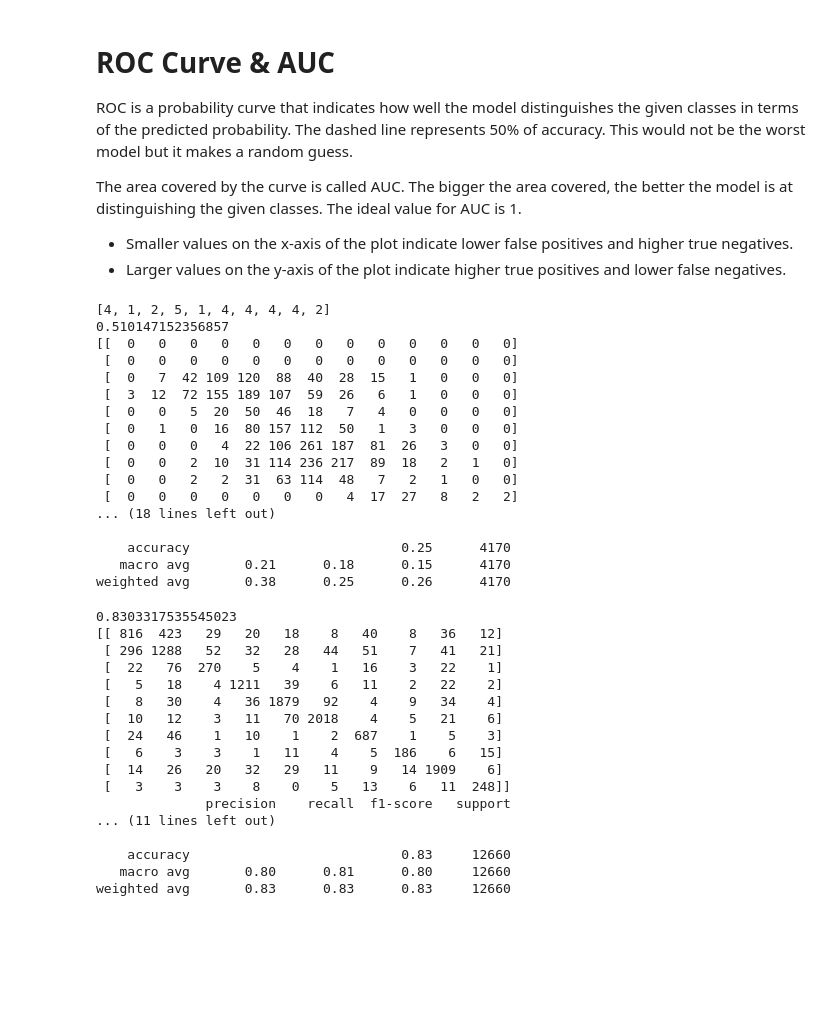
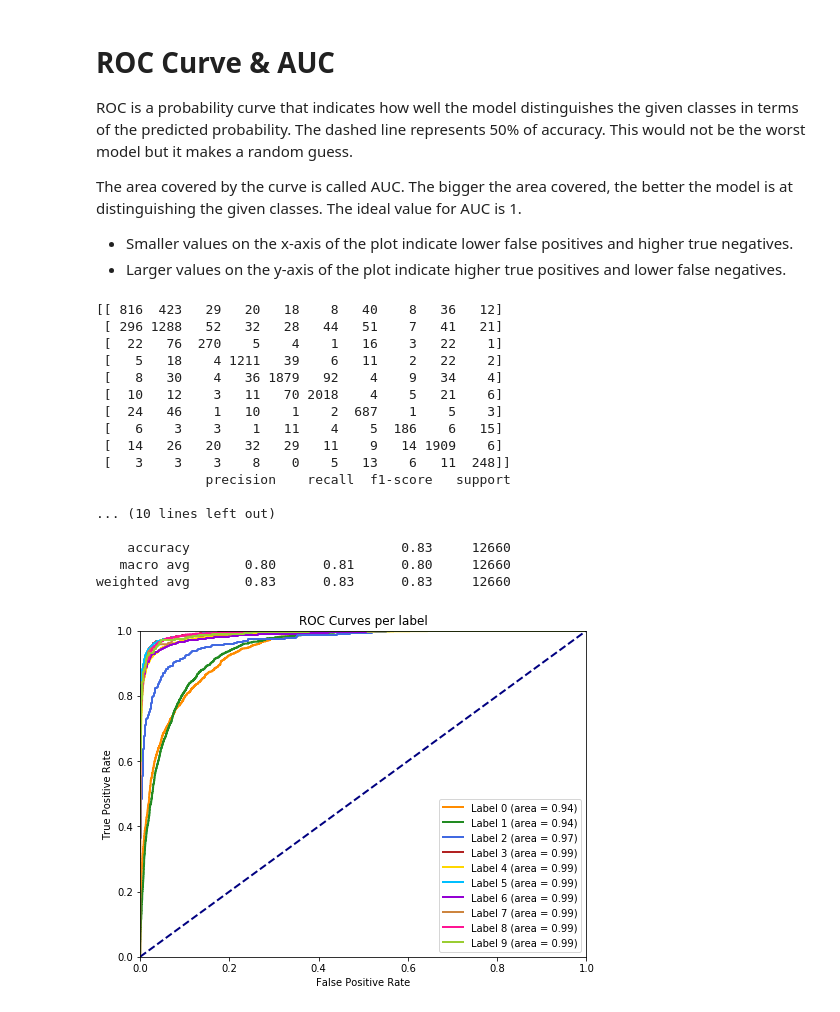
Before and after one commit to csar95/CW2_Trees_Regression_NNs, a Jupyter notebook: LinearClassifier.ipynb, the cells around one changed output. Cells and saved outputs as stored; diff of their text form; code cells hidden in the pictures; blank space fills up the shorter version.

Commit message:
Finished Linear Classifier

```diff
--- a/LinearClassifier.ipynb
+++ b/LinearClassifier.ipynb
@@ -93,30 +70,0 @@ plot_roc_curves(fpr, tpr, roc_auc)
-# %%
-from sklearn.preprocessing import label_binarize
-from sklearn.multiclass import OneVsRestClassifier
-
-
-y_trn = label_binarize(y_train, classes=[0,1,2,3,4,5,6,7,8,9])
-y_tst = label_binarize(y_test, classes=[0,1,2,3,4,5,6,7,8,9])
-
-model_logistic = LogisticRegression(solver='lbfgs', multi_class='multinomial')
-classifier = OneVsRestClassifier(model_logistic)
-classifier.fit(X_train, y_trn)
-
-y_pred_logistic = classifier.predict(X_test)
-
-print(classifier.score(X_test, y_tst))
-
-# https://scikit-learn.org/stable/auto_examples/model_selection/plot_roc.html
-y_score = classifier.decision_function(X_test)
-
-# Compute ROC curve and ROC area for each class
-fpr, tpr, roc_auc = dict(), dict(), dict()
-for i in range(10):
-    fpr[i], tpr[i], _ = roc_curve(y_tst[:, i], y_score[:, i])
-    roc_auc[i] = auc(fpr[i], tpr[i])
-
-# Compute micro-average ROC curve and ROC area
-fpr["micro"], tpr["micro"], _ = roc_curve(y_tst.ravel(), y_score.ravel())
-roc_auc["micro"] = auc(fpr["micro"], tpr["micro"])
-
-print(roc_auc)
@@ -136,63 +77,34 @@ The area covered by the curve is called AUC. The bigger the area covered, the be
 
 - Smaller values on the x-axis of the plot indicate lower false positives and higher true negatives.
 - Larger values on the y-axis of the plot indicate higher true positives and lower false negatives.
-# %%
-# LINEAR REGRESSION: TRAINING & TESTING DATA SETS
-
-from sklearn.linear_model import LinearRegression
-
-model_linear = LinearRegression()
-y_pred_linear = model_linear.fit(X_train, y_train).predict(X_test)
-y_pred_linear = [int(round(y)) for y in y_pred_linear]
-
-print(y_pred_linear[:10])
-print(model_linear.score(X_test, y_test))
-print(confusion_matrix(y_test, y_pred_linear))
-print(classification_report(y_test, y_pred_linear))
-# %% [output]
-[4, 1, 2, 5, 1, 4, 4, 4, 4, 2]
-0.510147152356857
-[[  0   0   0   0   0   0   0   0   0   0   0   0   0]
- [  0   0   0   0   0   0   0   0   0   0   0   0   0]
- [  0   7  42 109 120  88  40  28  15   1   0   0   0]
- [  3  12  72 155 189 107  59  26   6   1   0   0   0]
- [  0   0   5  20  50  46  18   7   4   0   0   0   0]
- [  0   1   0  16  80 157 112  50   1   3   0   0   0]
- [  0   0   0   4  22 106 261 187  81  26   3   0   0]
- [  0   0   2  10  31 114 236 217  89  18   2   1   0]
- [  0   0   2   2  31  63 114  48   7   2   1   0   0]
- [  0   0   0   0   0   0   0   4  17  27   8   2   2]
-... (18 lines left out)
-
-    accuracy                           0.25      4170
-   macro avg       0.21      0.18      0.15      4170
-weighted avg       0.38      0.25      0.26      4170
 # %%
 # LOGISTIC REGRESSION: 10-FOLD CROSS VALIDATION
 
-from sklearn.model_selection import cross_val_score, cross_val_predict
+model_logistic = LogisticRegression(solver='lbfgs', multi_class='multinomial')
+y_pred_cross = cross_val_predict(model_logistic, X_train, y_train, cv=10)
 
-score = cross_val_score(model_logistic, X_train, y_train, cv=10)
-avg_accuracy = sum(score) / len(score)
-print(avg_accuracy)
-y_pred_cross = cross_val_predict(model_logistic, X_train, y_train, cv=10)
 print(confusion_matrix(y_train, y_pred_cross))
 print(classification_report(y_train, y_pred_cross))
+
+y_pred_cross_proba = cross_val_predict(model_logistic, X_train, y_train, cv=10, method='predict_proba')
+
+plot_roc_curves(y_train, y_pred_cross_proba)
 # %% [output]
-0.8303317535545023
 [[ 816  423   29   20   18    8   40    8   36   12]
  [ 296 1288   52   32   28   44   51    7   41   21]
  [  22   76  270    5    4    1   16    3   22    1]
  [   5   18    4 1211   39    6   11    2   22    2]
  [   8   30    4   36 1879   92    4    9   34    4]
  [  10   12    3   11   70 2018    4    5   21    6]
  [  24   46    1   10    1    2  687    1    5    3]
  [   6    3    3    1   11    4    5  186    6   15]
  [  14   26   20   32   29   11    9   14 1909    6]
  [   3    3    3    8    0    5   13    6   11  248]]
               precision    recall  f1-score   support
-... (11 lines left out)
+
+... (10 lines left out)
 
     accuracy                           0.83     12660
    macro avg       0.80      0.81      0.80     12660
 weighted avg       0.83      0.83      0.83     12660
+[figure, added]
```
Also changed, not shown: parts of 11 cells of this notebook.
